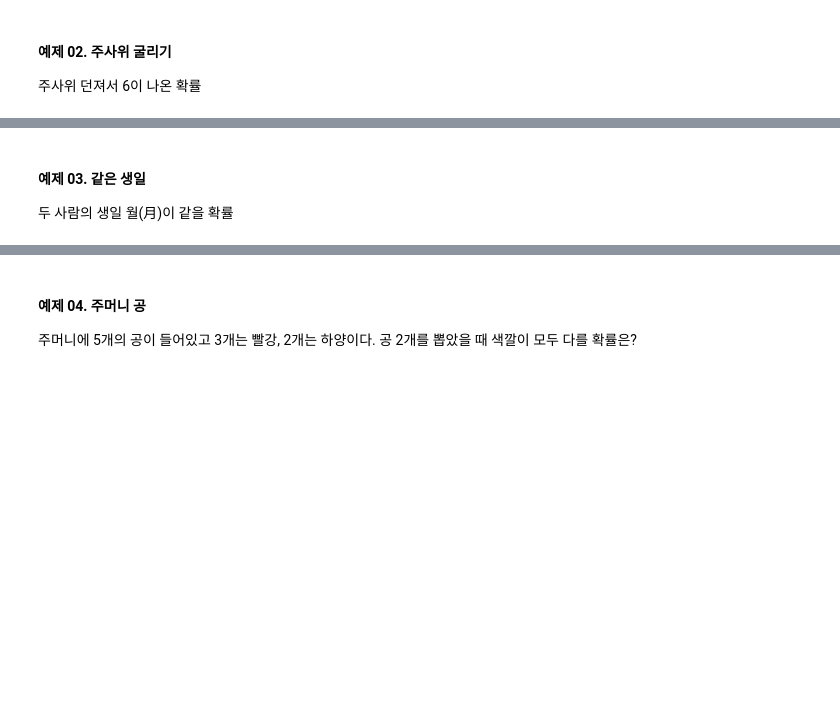
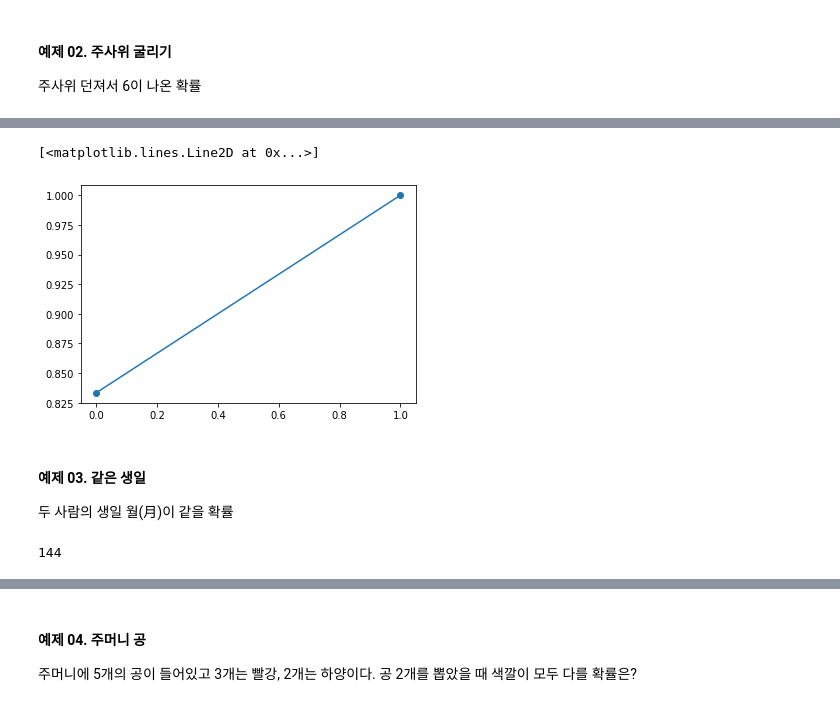
Before and after one commit to LeeHuiJong/DataAnalysis_ML, a Jupyter notebook: ch03_02_여러가지_확률분포.ipynb, the cells around one changed output, grey strips where cells are left out. Cells and saved outputs as stored; diff of their text form; code cells hidden in the pictures; blank space fills up the shorter version.

```diff
--- a/ch03_02_여러가지_확률분포.ipynb
+++ b/ch03_02_여러가지_확률분포.ipynb
@@ -350,4 +387,15 @@ rv = sp.stats.bernoulli(mu)
+# %%
+# 누적 확률 함수
+F = bern.cdf(x)
+plt.plot(x, F, marker='o')
+# %% [output]
+[<matplotlib.lines.Line2D at 0x...>]
+[figure, added]
 # %% [markdown]
 #### **예제 03. 같은 생일**
 
 두 사람의 생일 월(月)이 같을 확률
+# %%
+12*12
+# %% [output]
+144
```
Also changed, not shown: parts of 34 cells of this notebook.
